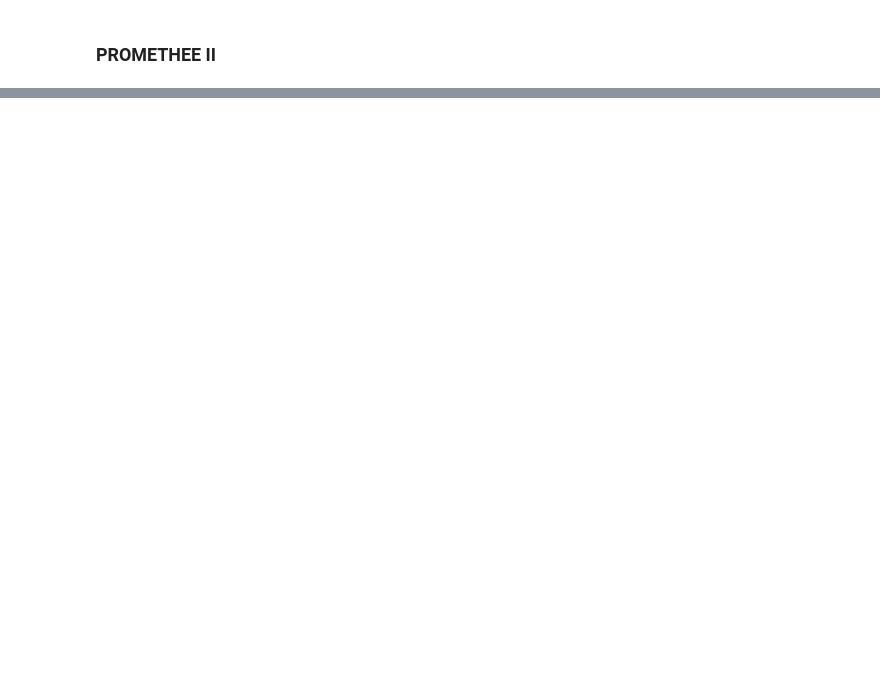
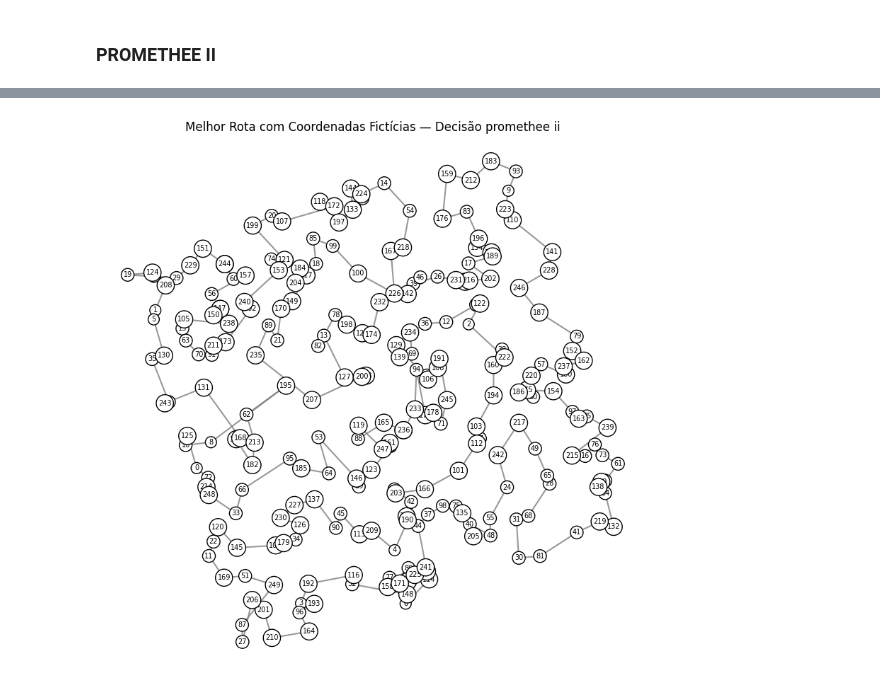
Before and after one commit to acpDaniel/Travelling-Salesman-Problem-TSP, a Jupyter notebook: tsp.ipynb, the cells around one changed output, grey strips where cells are left out. Cells and saved outputs as stored; diff of their text form; code cells hidden in the pictures; blank space fills up the shorter version.

```diff
--- a/tsp.ipynb
+++ b/tsp.ipynb
@@ -1329,0 +1341,7 @@ plt.show()
+# %%
+indice_prom = ranking_prom[0]
+rota_escolhida_prom = rotas[indice_prom]
+
+plotar_rota_com_coords(rota_escolhida_prom, coords, problema, "decisão PROMETHEE II")
+# %% [output]
+[figure, added]
```
Also changed, not shown: parts of 18 cells of this notebook.
